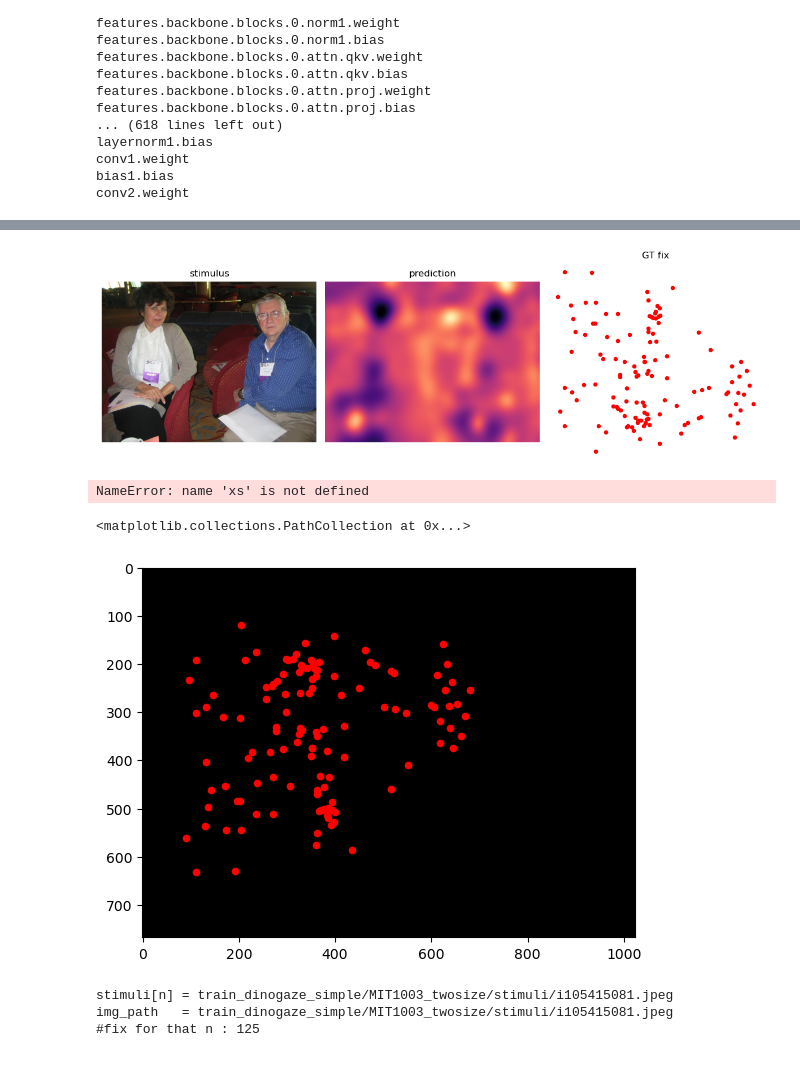
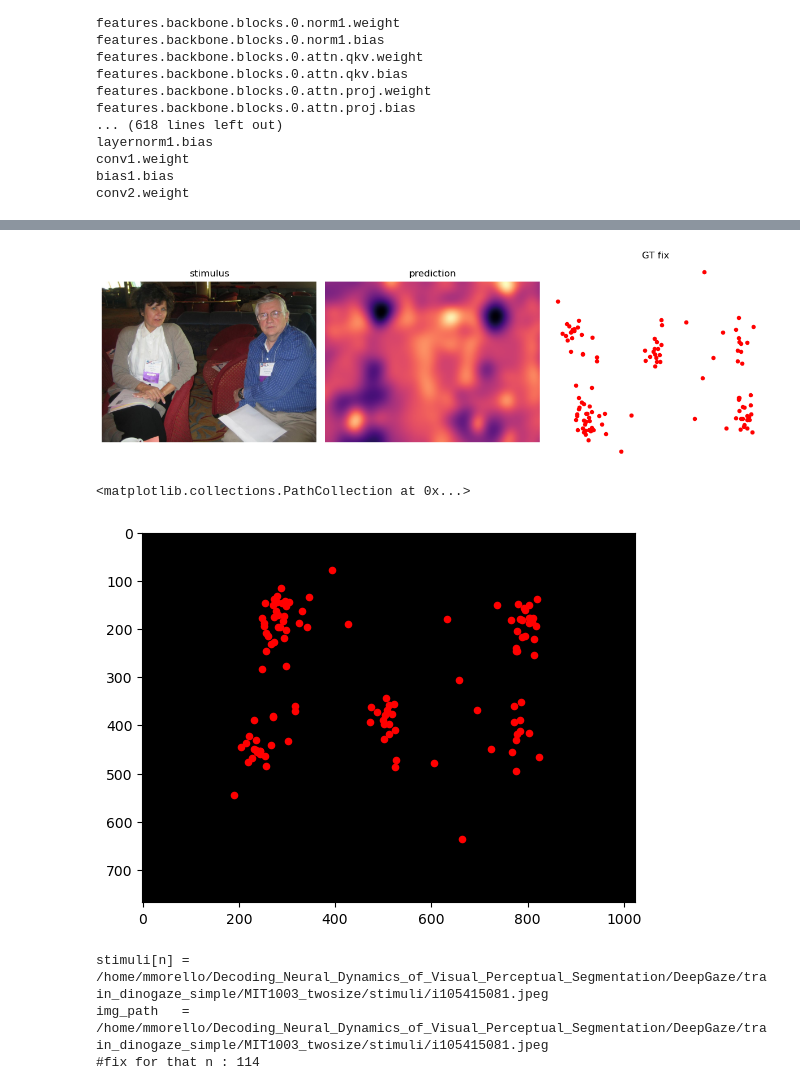
Before and after one commit to MirkoMorello/Decoding_Neural_Dynamics_of_Visual_Perceptual_Segmentation, a Jupyter notebook: DeepGaze/playground.ipynb, the cells around one changed output, grey strips where cells are left out. Drawn from its saved outputs; the diff is of its cells as text; code cells hidden in the pictures.

```diff
--- a/DeepGaze/playground.ipynb
+++ b/DeepGaze/playground.ipynb
@@ -71,15 +46,32 @@ from torchvision.transforms.functional import to_tensor
 from pathlib import Path # Import Path
 import cloudpickle as cp # Import cp (assuming cloudpickle)
 import numpy as np # Import numpy
+import imageio.v3 as iio
+import pysaliency
+import time
+import os
+
+conv_dir = Path("train_dinogaze_simple/MIT1003_twosize")
+stim_dir = conv_dir / "stimuli"               # created by your conversion
+
+# ❶  collect the files and their shapes
+filenames = sorted(p.as_posix()               # str paths – required
+                   for p in stim_dir.iterdir() if p.suffix.lower() in [".jpg",".jpeg",".png",".ppm"])
+shapes    = [iio.imread(p).shape for p in filenames]
 
 ckpt = 'train_dinogaze_simple/salicon_pretraining/final.pth'
 #image_path = 'train_dinogaze_simple/MIT1003_twosize/stimuli/i2299063277.jpeg'
 #image_path = 'train_dinogaze_simple/MIT1003_twosize/stimuli/i1116123355.jpeg'
 image_path = 'train_dinogaze_simple/MIT1003_twosize/stimuli/i105415081.jpeg'
+#image_path = 'train_dinogaze_simple/MIT1003_twosize/stimuli/i2057541.jpeg'
+#image_path = 'train_dinogaze_simple/MIT1003_twosize/stimuli/i1308682205.jpeg'
 device = 'cuda' if torch.cuda.is_available() else 'cpu'
 conv_dir = Path("train_dinogaze_simple/MIT1003_twosize")
-stimuli   = cp.load(open(conv_dir / "stimuli.pkl", "rb"))
-fixations = cp.load(open(conv_dir / "scanpaths_twosize.pkl", "rb"))
+stimuli   = cp.load(open(conv_dir / "stimuli.pkl", "rb"))      # <-- load cache
+fixations = cp.load(open(conv_dir / "scanpaths_twosize.pkl","rb"))
+pkl_path = conv_dir / "scanpaths_twosize.pkl"
+print("loaded", pkl_path,
+      "written", time.ctime(os.path.getmtime(pkl_path)))
 img_name = "i105415081.jpeg"
 
 class FixationSelectionIdentity(torch.nn.Module):
@@ -113,7 +105,16 @@ model.eval()                           # now safe
 #     return torch.zeros((n, H, W), device=device)
 
 # --- Get stimulus index and dimensions ------------------------------------
-n = stimuli.filenames.index((conv_dir/"stimuli"/img_name).as_posix())
+#n = stimuli.filenames.index((conv_dir/"stimuli"/img_name).as_posix())
+# build an absolute Path for your target image
+target = (conv_dir / "stimuli" / img_name).resolve()
+
+# convert every stored filename to an absolute Path as well
+filenames_as_paths = [Path(p).resolve() for p in stimuli.filenames]
+
+# now the lookup will succeed
+n = filenames_as_paths.index(target)
+
 H, W, _ = stimuli.shapes[n]
 
 img = Image.open(image_path).convert("RGB")
@@ -123,9 +124,12 @@ print(f"Loaded image shape H, W:   ({img_H}, {img_W})")
 assert H == img_H and W == img_W, "Mismatch between stimuli metadata shape and loaded image shape!"
 # Also verify the fixations you extracted are for the right n
 print(f"Stimulus index n: {n}")
+image_path = (conv_dir / "stimuli" / img_name).resolve().as_posix()
+
 print(f"Filename from stimuli object: {stimuli.filenames[n]}")
 print(f"Image path being used:        {image_path}")
 assert stimuli.filenames[n] == image_path, "Mismatch between index n and image_path!"
+
 
 # --- Build the GT fixation mask (Robust version) ---------------------------
 mask = torch.zeros((H, W), dtype=torch.float32, device='cpu') # Create mask on CPU is fine
@@ -181,7 +185,7 @@ plt.scatter(final_xs_int, final_ys_int, c='r', s=10) # Plot valid points
 plt.show()
 
 plt.imshow(mask, cmap='gray')
-plt.scatter(final_xs_int, ys_plot, c='r', s=10)
+plt.scatter(final_xs_int, final_ys_int, c='r', s=10)
 plt.title('GT Mask with Valid Points')
 plt.show()
 # %% [output]
@@ -245,23 +250,21 @@ with torch.no_grad():
 plt.figure(figsize=(12,4))
 plt.subplot(1,3,1); plt.imshow(img);              plt.title("stimulus");   plt.axis('off')
 plt.subplot(1,3,2); plt.imshow(pred, cmap='magma');plt.title("prediction"); plt.axis('off')
-plt.subplot(1,3,3); plt.scatter(xs_plot, ys_plot, s=20, c='r', marker='o');plt.title("GT fix");      plt.axis('off')
+plt.subplot(1,3,3); plt.scatter(final_xs_int, final_ys_int, s=20, c='r', marker='o');plt.title("GT fix");      plt.axis('off')
 plt.tight_layout(); plt.show()
 # %% [output]
-[figure, old version]
+[figure, new version]
 # %%
-print("xs in image?", (xs >= 0).all(), (xs < W).all())
-print("ys in image?", (ys >= 0).all(), (ys < H).all())
-print("#fixations:", len(xs))
-print("mask sum :", mask.sum().item())
+#print("xs in image?", (xs >= 0).all(), (xs < W).all())
+#print("ys in image?", (ys >= 0).all(), (ys < H).all())
+#print("#fixations:", len(xs))
+#print("mask sum :", mask.sum().item())
-# %% [output]
-NameError: name 'xs' is not defined
 # %%
 plt.imshow(mask, cmap='gray')
-plt.scatter(xs_plot, ys_plot, s=20, c='r', marker='o')   # each fixation = 20-px red dot
+plt.scatter(final_xs_int, final_ys_int, s=20, c='r', marker='o')   # each fixation = 20-px red dot
 # %% [output]
 <matplotlib.collections.PathCollection at 0x...>
-[figure, old version]
+[figure, new version]
 # %%
 def convert_fixation_trains(stimuli, fixations, is_master: bool):
     """
@@ -367,9 +370,9 @@ print("stimuli[n] =", stimuli.filenames[n])
 print("img_path   =", image_path)           # no .as_posix() needed
 print("#fix for that n :", (fixations.n == n).sum())
 # %% [output]
-stimuli[n] = train_dinogaze_simple/MIT1003_twosize/stimuli/i105415081.jpeg
-img_path   = train_dinogaze_simple/MIT1003_twosize/stimuli/i105415081.jpeg
-#fix for that n : 125
+stimuli[n] = /home/mmorello/Decoding_Neural_Dynamics_of_Visual_Perceptual_Segmentation/DeepGaze/train_dinogaze_simple/MIT1003_twosize/stimuli/i105415081.jpeg
+img_path   = /home/mmorello/Decoding_Neural_Dynamics_of_Visual_Perceptual_Segmentation/DeepGaze/train_dinogaze_simple/MIT1003_twosize/stimuli/i105415081.jpeg
+#fix for that n : 114
 # %%
 import torch, torch.nn.functional as F, matplotlib.pyplot as plt
 import cloudpickle as cp
```
Also changed, not shown: parts of 5 cells of this notebook, 1 other file.
